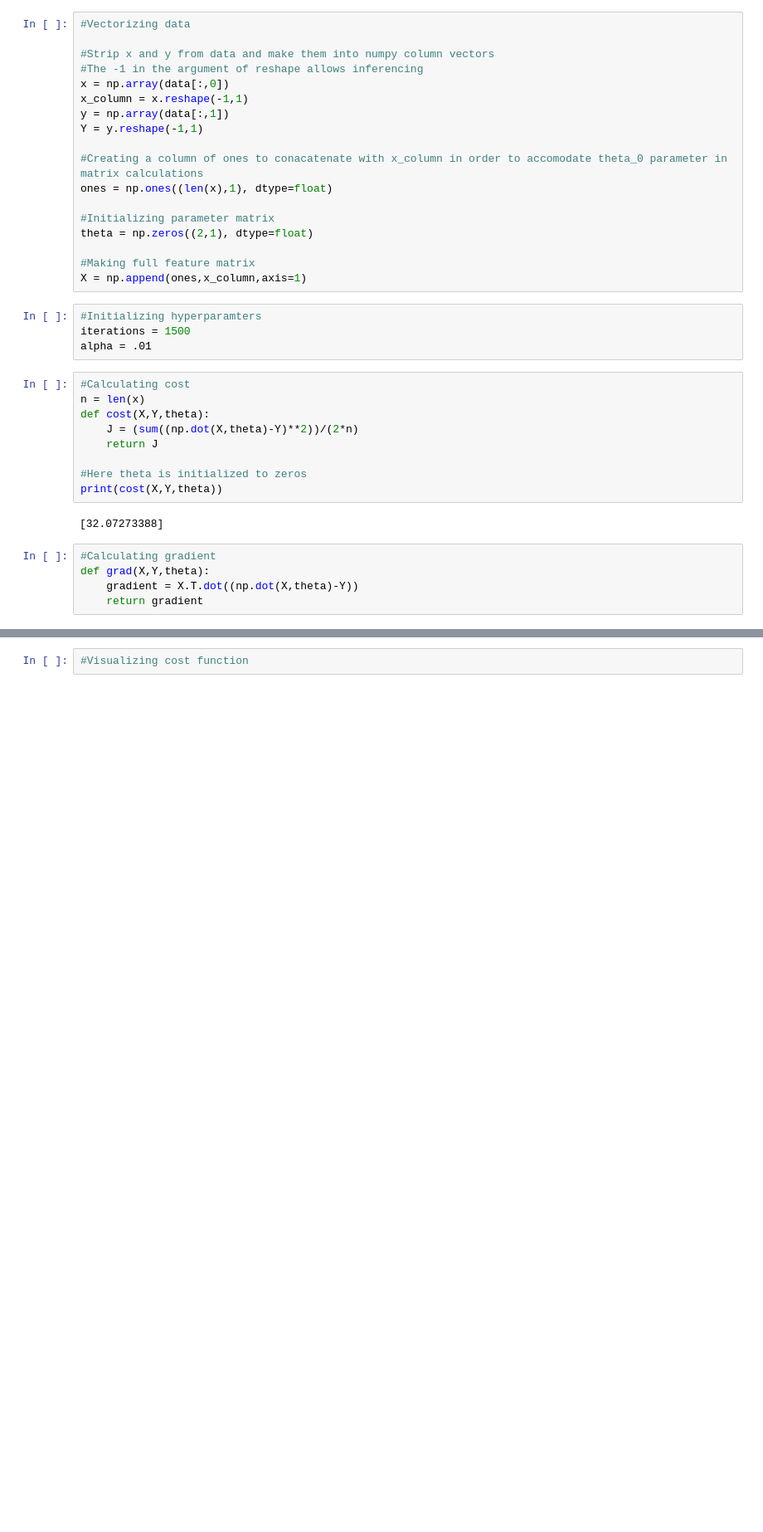
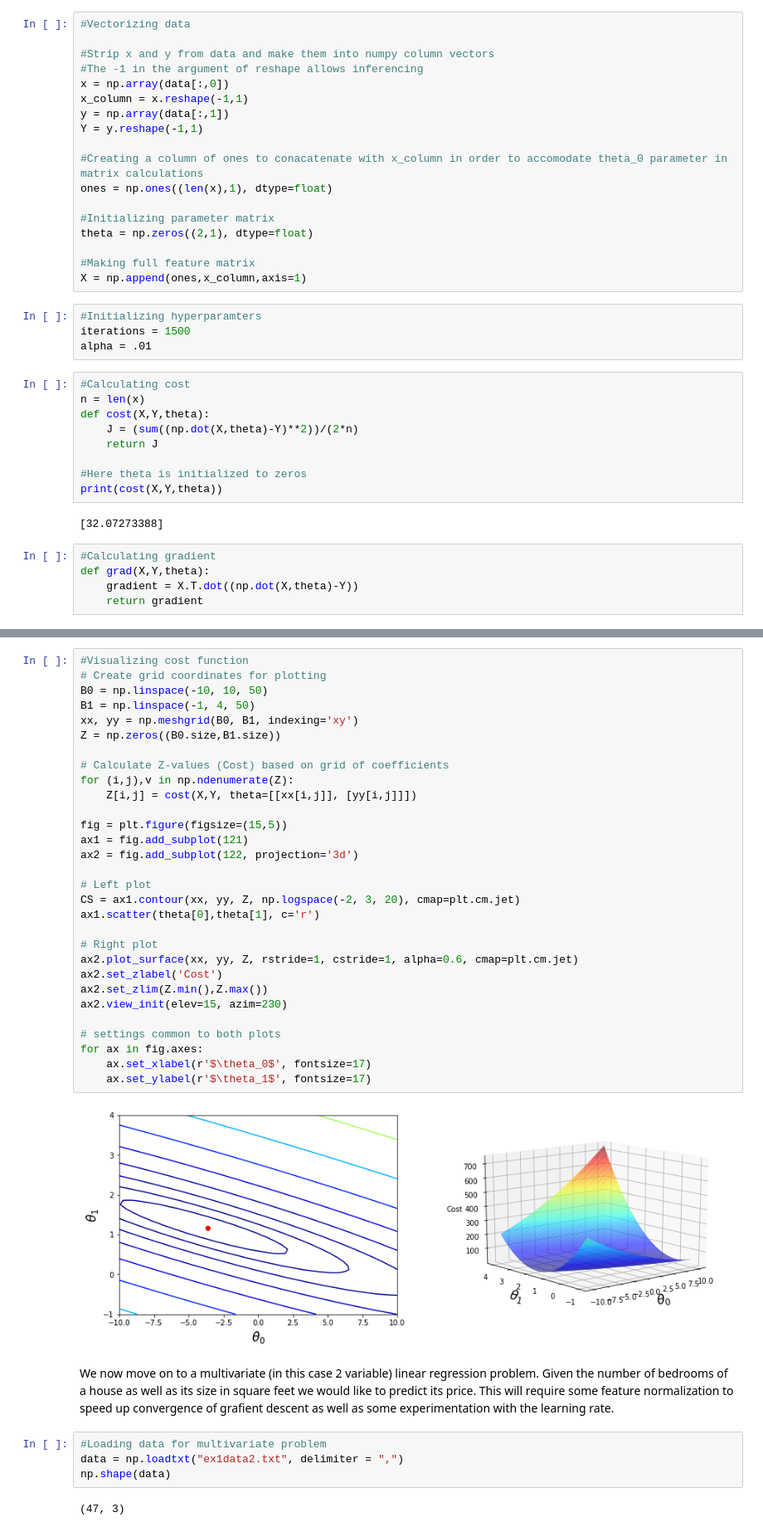
Before and after one commit to Salazar-99/Linear-Regression, a Jupyter notebook: Linear-Regression.ipynb, the cells around one changed output, grey strips where cells are left out. Shown at 83% size. Drawn from its saved outputs; the diff is of its cells as text; blank space fills up the shorter version.

```diff
--- a/Linear-Regression.ipynb
+++ b/Linear-Regression.ipynb
@@ -82,2 +80,40 @@ plt.show(solution, training_data)
-# %%
-#Visualizing cost function
+# %%
+#Visualizing cost function
+# Create grid coordinates for plotting
+B0 = np.linspace(-10, 10, 50)
+B1 = np.linspace(-1, 4, 50)
+xx, yy = np.meshgrid(B0, B1, indexing='xy')
+Z = np.zeros((B0.size,B1.size))
+
+# Calculate Z-values (Cost) based on grid of coefficients
+for (i,j),v in np.ndenumerate(Z):
+    Z[i,j] = cost(X,Y, theta=[[xx[i,j]], [yy[i,j]]])
+
+fig = plt.figure(figsize=(15,5))
+ax1 = fig.add_subplot(121)
+ax2 = fig.add_subplot(122, projection='3d')
+
+# Left plot
+CS = ax1.contour(xx, yy, Z, np.logspace(-2, 3, 20), cmap=plt.cm.jet)
+ax1.scatter(theta[0],theta[1], c='r')
+
+# Right plot
+ax2.plot_surface(xx, yy, Z, rstride=1, cstride=1, alpha=0.6, cmap=plt.cm.jet)
+ax2.set_zlabel('Cost')
+ax2.set_zlim(Z.min(),Z.max())
+ax2.view_init(elev=15, azim=230)
+
+# settings common to both plots
+for ax in fig.axes:
+    ax.set_xlabel(r'$\theta_0$', fontsize=17)
+    ax.set_ylabel(r'$\theta_1$', fontsize=17)
+# %% [output]
+[figure, added]
+# %% [markdown]
+We now move on to a multivariate (in this case 2 variable) linear regression problem. Given the number of bedrooms of a house as well as its size in square feet we would like to predict its price. This will require some feature normalization to speed up convergence of grafient descent as well as some experimentation with the learning rate.
+# %%
+#Loading data for multivariate problem
+data = np.loadtxt("ex1data2.txt", delimiter = ",")
+np.shape(data)
+# %% [output]
+(47, 3)
```
Also changed, not shown: parts of 10 cells of this notebook.
